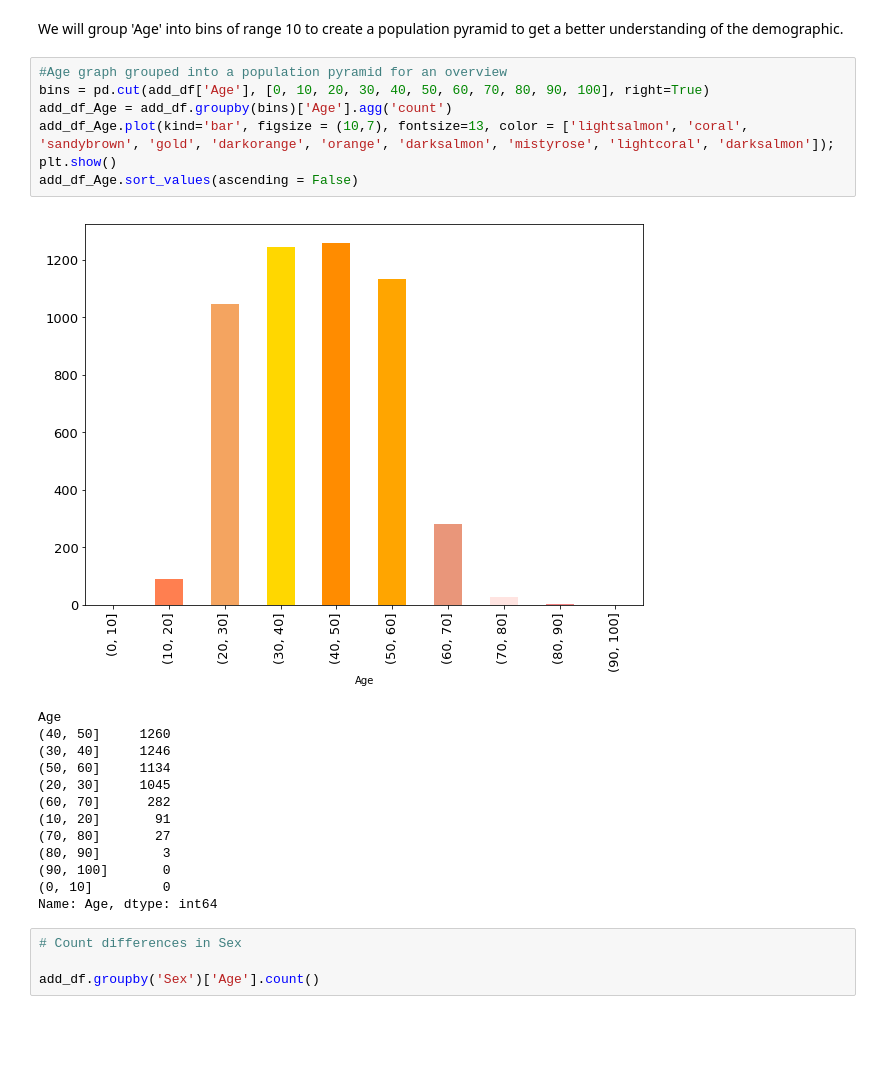
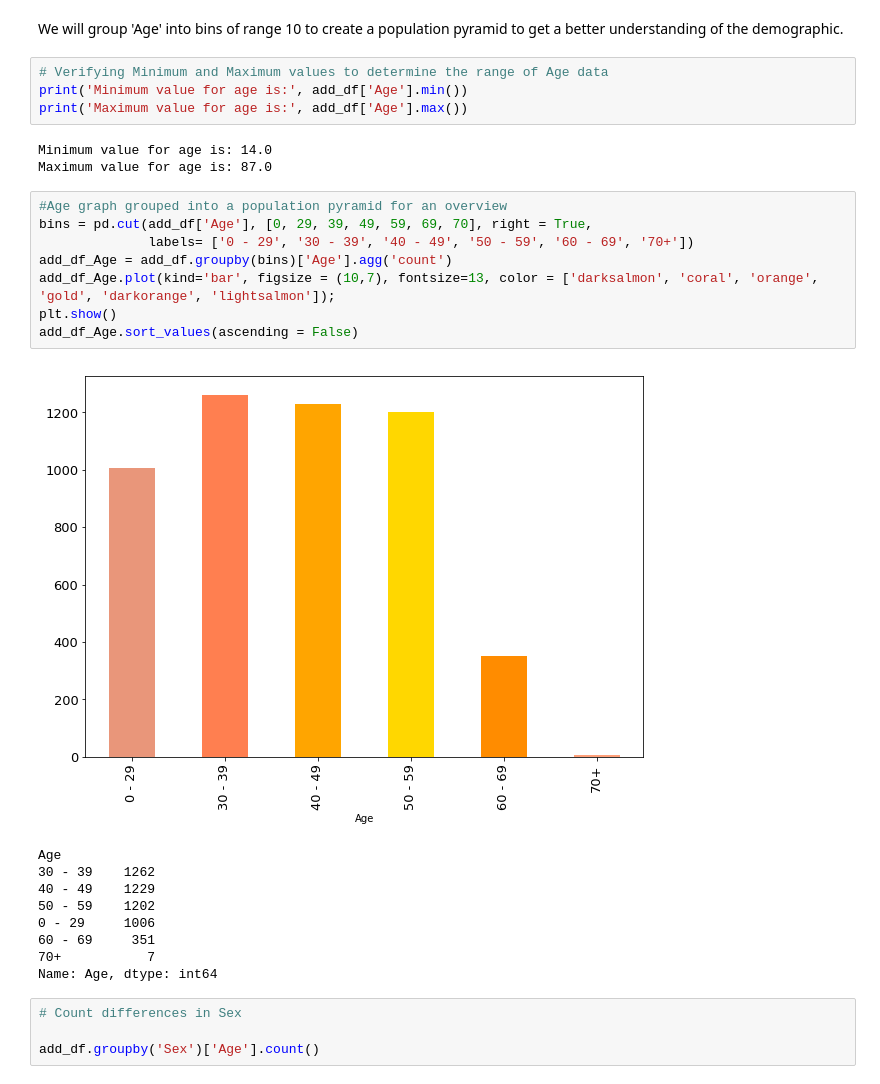
Before and after one commit to kalbond/data_science_term_project, a Jupyter notebook: notebooks/accidental_drug_related_deaths.ipynb, the cells around one changed output. Cells and saved outputs as stored; diff of their text form; blank space fills up the shorter version.

```diff
--- a/notebooks/accidental_drug_related_deaths.ipynb
+++ b/notebooks/accidental_drug_related_deaths.ipynb
@@ -417,26 +417,30 @@ Name: drugs_used, dtype: int64
 # Age as an explanatory variable?
 # %% [markdown]
 We will group 'Age' into bins of range 10 to create a population pyramid to get a better understanding of the demographic.
+# %%
+# Verifying Minimum and Maximum values to determine the range of Age data
+print('Minimum value for age is:', add_df['Age'].min())
+print('Maximum value for age is:', add_df['Age'].max())
+# %% [output]
+Minimum value for age is: 14.0
+Maximum value for age is: 87.0
 # %%
 #Age graph grouped into a population pyramid for an overview
-bins = pd.cut(add_df['Age'], [0, 10, 20, 30, 40, 50, 60, 70, 80, 90, 100], right=True)
+bins = pd.cut(add_df['Age'], [0, 29, 39, 49, 59, 69, 70], right = True,
+              labels= ['0 - 29', '30 - 39', '40 - 49', '50 - 59', '60 - 69', '70+'])
 add_df_Age = add_df.groupby(bins)['Age'].agg('count')
-add_df_Age.plot(kind='bar', figsize = (10,7), fontsize=13, color = ['lightsalmon', 'coral', 'sandybrown', 'gold', 'darkorange', 'orange', 'darksalmon', 'mistyrose', 'lightcoral', 'darksalmon']);
+add_df_Age.plot(kind='bar', figsize = (10,7), fontsize=13, color = ['darksalmon', 'coral', 'orange', 'gold', 'darkorange', 'lightsalmon']);
 plt.show()
 add_df_Age.sort_values(ascending = False)
 # %% [output]
-[figure, old version]
+[figure, new version]
 Age
-(40, 50]     1260
-(30, 40]     1246
-(50, 60]     1134
-(20, 30]     1045
-(60, 70]      282
-(10, 20]       91
-(70, 80]       27
-(80, 90]        3
-(90, 100]       0
-(0, 10]         0
+30 - 39    1262
+40 - 49    1229
+50 - 59    1202
+0 - 29     1006
+60 - 69     351
+70+           7
 Name: Age, dtype: int64
 # %%
 # Count differences in Sex
```
Also changed, not shown: parts of 6 cells of this notebook.
